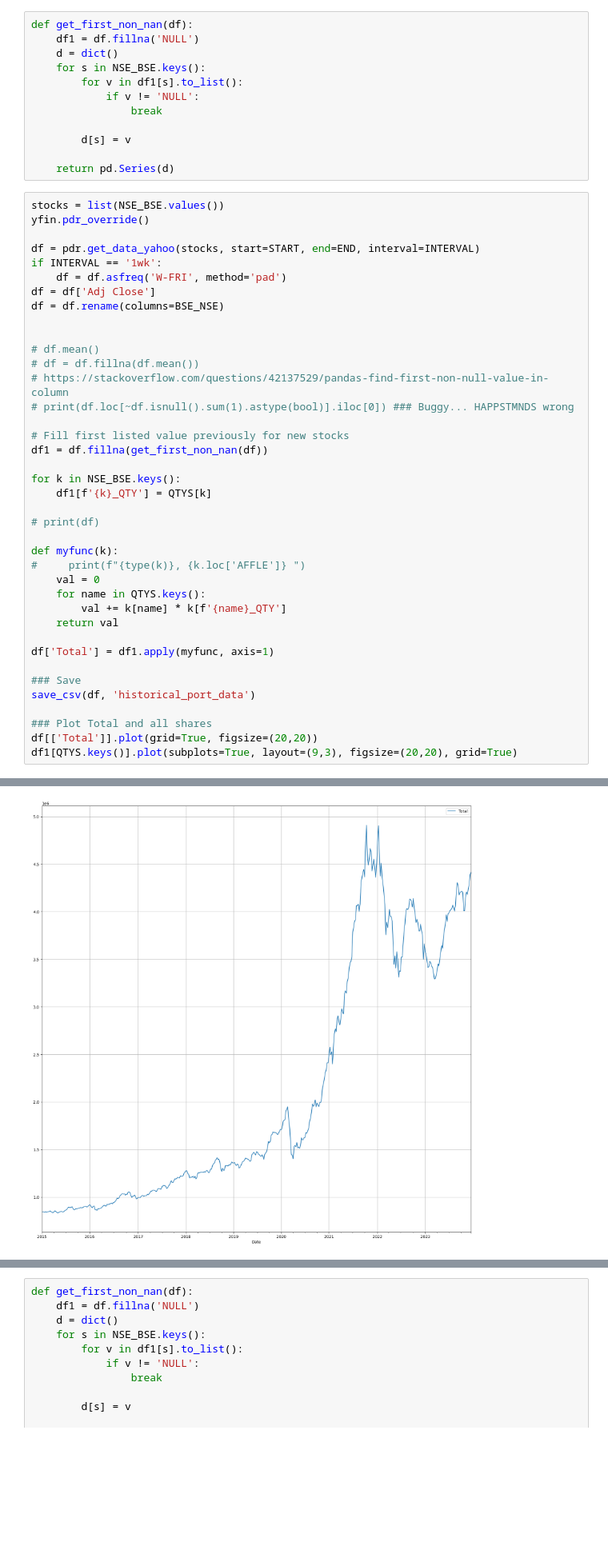
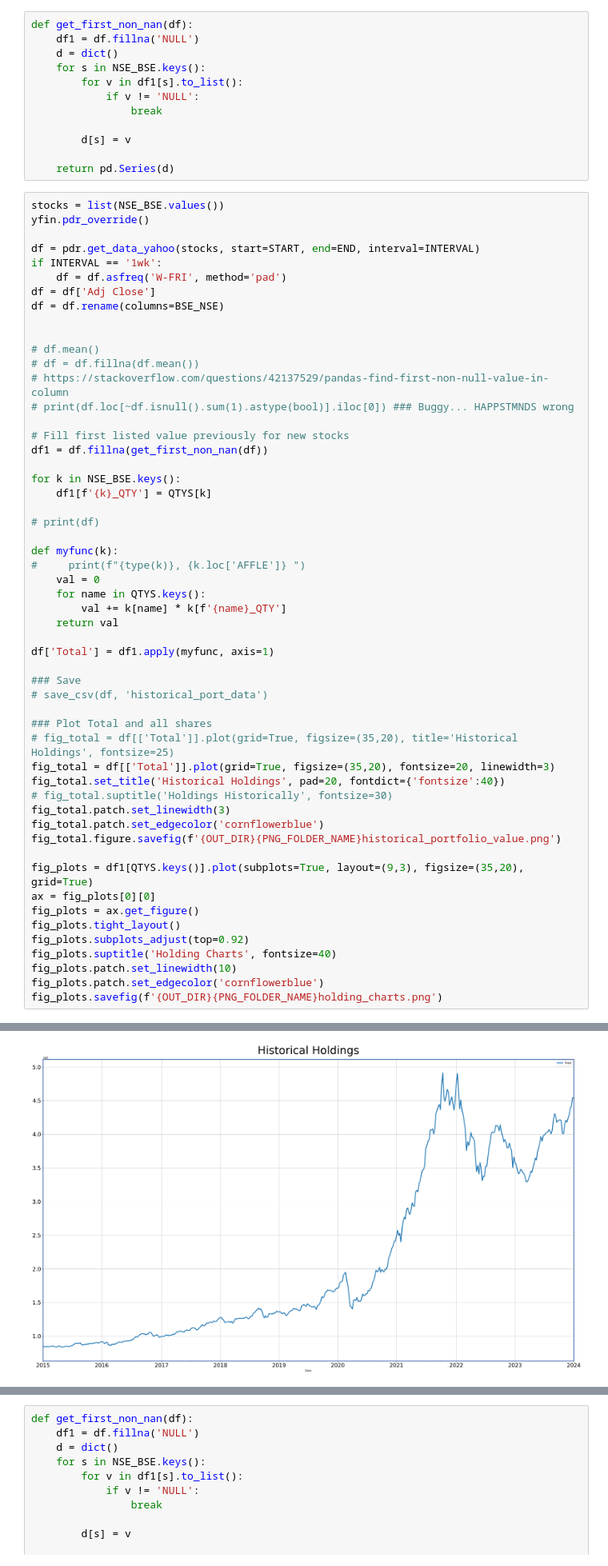
Before and after one commit to imran-iiit/test, a Jupyter notebook: PyHelloWorld/utils/portfolio_historical_data.ipynb, the cells around one changed output, grey strips where cells are left out. Shown at 80% size. Cells and saved outputs as stored; diff of their text form; blank space fills up the shorter version.

```diff
--- a/PyHelloWorld/utils/portfolio_historical_data.ipynb
+++ b/PyHelloWorld/utils/portfolio_historical_data.ipynb
@@ -65,10 +67,25 @@ def myfunc(k):
 df['Total'] = df1.apply(myfunc, axis=1)
 
 ### Save
-save_csv(df, 'historical_port_data')
+# save_csv(df, 'historical_port_data')
 
 ### Plot Total and all shares
-df[['Total']].plot(grid=True, figsize=(20,20))
-df1[QTYS.keys()].plot(subplots=True, layout=(9,3), figsize=(20,20), grid=True)
+# fig_total = df[['Total']].plot(grid=True, figsize=(35,20), title='Historical Holdings', fontsize=25)
+fig_total = df[['Total']].plot(grid=True, figsize=(35,20), fontsize=20, linewidth=3)
+fig_total.set_title('Historical Holdings', pad=20, fontdict={'fontsize':40})
+# fig_total.suptitle('Holdings Historically', fontsize=30)
+fig_total.patch.set_linewidth(3)
+fig_total.patch.set_edgecolor('cornflowerblue')
+fig_total.figure.savefig(f'{OUT_DIR}{PNG_FOLDER_NAME}historical_portfolio_value.png')
+
+fig_plots = df1[QTYS.keys()].plot(subplots=True, layout=(9,3), figsize=(35,20), grid=True)
+ax = fig_plots[0][0]
+fig_plots = ax.get_figure()
+fig_plots.tight_layout()
+fig_plots.subplots_adjust(top=0.92)
+fig_plots.suptitle('Holding Charts', fontsize=40)
+fig_plots.patch.set_linewidth(10)
+fig_plots.patch.set_edgecolor('cornflowerblue')
+fig_plots.savefig(f'{OUT_DIR}{PNG_FOLDER_NAME}holding_charts.png')
 # %% [output]
 [*********************100%%**********************]  25 of 25 completed
@@ -94 +92 @@ array([[<AxesSubplot:xlabel='Date'>, <AxesSubplot:xlabel='Date'>,
-[figure, old version]
+[figure, new version]
```
Also changed, not shown: parts of 9 cells of this notebook.
